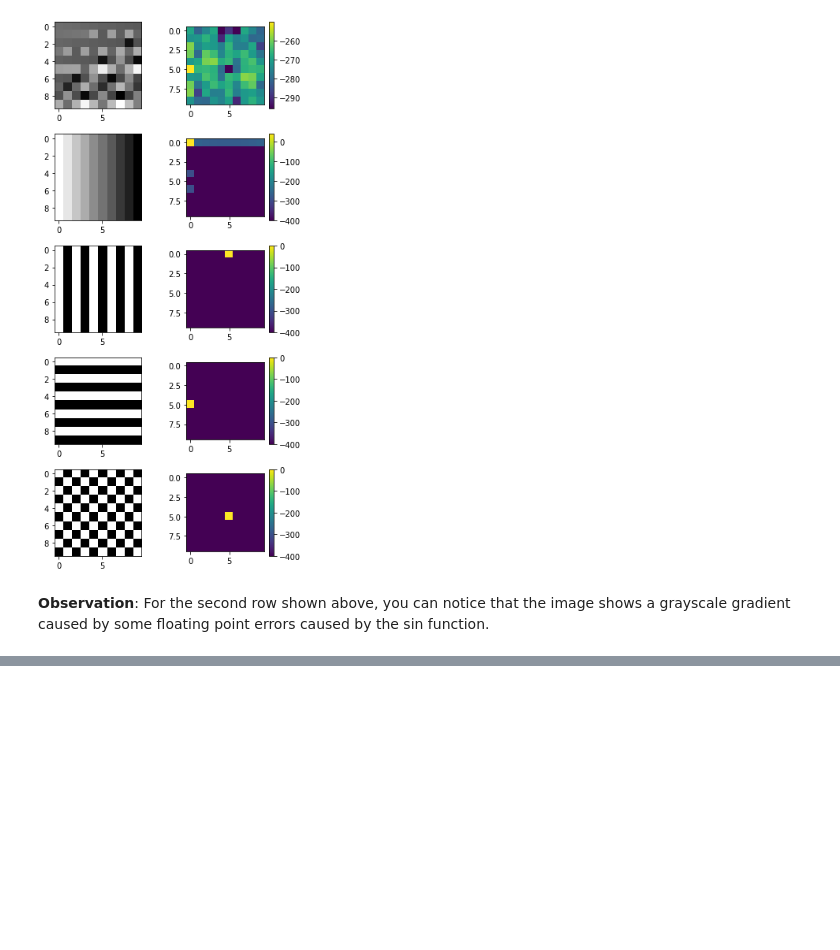
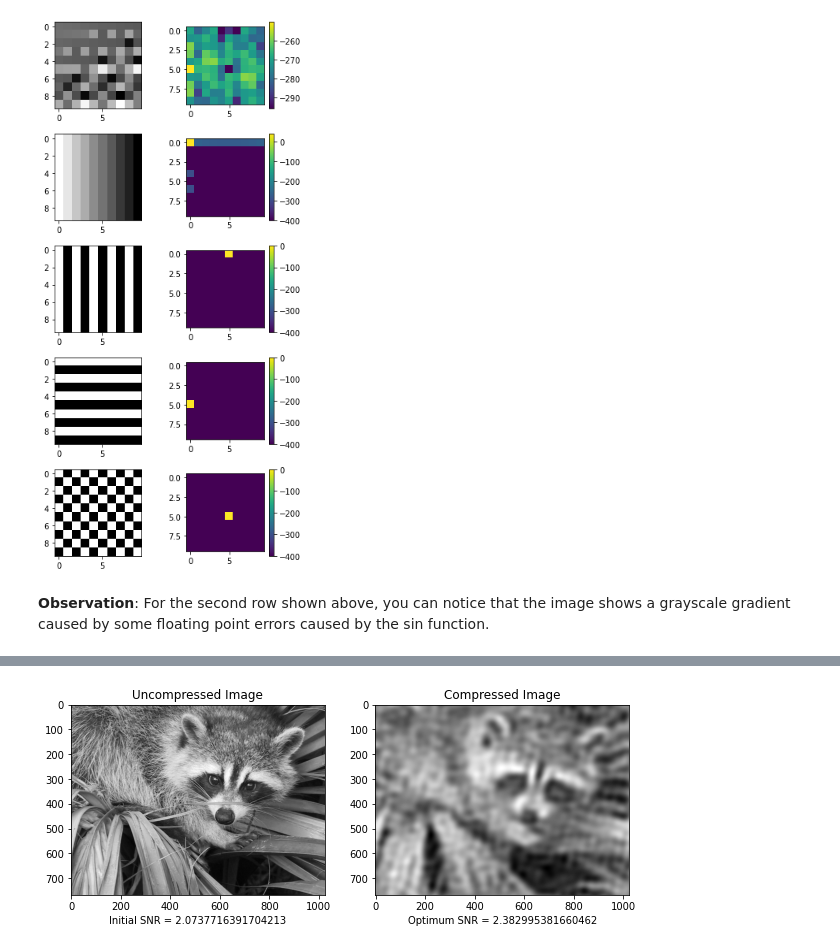
Before and after one commit to fusedbloxxer/signals-processing, a Jupyter notebook: dft-image-processing/main.ipynb, the cells around one changed output, grey strips where cells are left out. Saved outputs shown, nothing was run; the diff lists cells and outputs as text; code cells hidden in the pictures; blank space fills up the shorter version.

Commit message:
Finish task with image compression

```diff
--- a/dft-image-processing/main.ipynb
+++ b/dft-image-processing/main.ipynb
@@ -116,0 +109,85 @@ plt.show()
+# %%
+from scipy import misc, ndimage
+
+def snr(signal: np.ndarray):
+  mean = np.mean(signal)
+  std  = np.std(signal)
+  return mean / std
+
+# Load the image in memory
+X = misc.face(gray=True)
+X_compressed = X
+
+# Set a custom SNR threshold for compression
+snr_threshold = 2.39
+
+# Convert to frequency domain
+Y = np.fft.fft2(X)
+Y_spectrum = np.abs(Y)
+Y_coefficients = np.flip(np.sort(Y_spectrum.flatten()))
+
+# Initialize the optimum value
+X_optim = X_compressed
+interval = np.array((0.0, 1.0))
+threshold_previous = -1
+threshold_counter = 0
+
+# Find optimum values
+while np.abs(snr(X_compressed) - snr_threshold) >= 1e-2:
+  threshold = np.mean(interval)
+
+  threshold_index = int(np.min(
+      (
+        threshold * Y_coefficients.shape[0],
+        Y_coefficients.shape[0] - 1
+      )
+    )
+  )
+
+  if threshold_previous == -1:
+    threshold_previous = threshold_index
+
+  threshold_value = Y_coefficients[threshold_index]
+
+  compression_mask = Y_spectrum >= threshold_value
+
+  Y_compressed = compression_mask * Y
+
+  X_compressed = np.real(np.fft.ifft2(Y_compressed))
+
+  snr_current = snr(X_compressed)
+
+  if snr_current > snr_threshold:
+    interval[0] = threshold
+  elif snr_current < snr_threshold:
+    interval[1] = threshold
+    X_optim = X_compressed
+
+  if threshold_previous == threshold_index:
+    threshold_counter += 1
+  else:
+    threshold_counter = 0
+
+  if threshold_counter >= 10:
+    break
+
+  threshold_previous = threshold_index
+
+fig, (uncompressed_axis, compressed_axis) = plt.subplots(1, 2, figsize=(10, 5))
+
+compressed_axis.set_title('Compressed Image')
+compressed_axis.set_xlabel(f'Optimum SNR = {snr(X_optim)}')
+compressed_axis.imshow(X_optim, cmap=plt.cm.gray)
+
+uncompressed_axis.set_title('Uncompressed Image')
+uncompressed_axis.set_xlabel(f'Initial SNR = {snr(X)}')
+uncompressed_axis.imshow(X, cmap=plt.cm.gray)
+
+print(f'SNR Threshold = {snr_threshold}')
+
+print(f'Optimum SNR = {snr(X_optim)}')
+
+print(f'Initial SNR={snr(X)}')
+
+plt.show()
+# %% [output]
@@ -116,0 +197 @@ plt.show()
+[figure, added]
```
Also changed, not shown: parts of 3 cells of this notebook.
